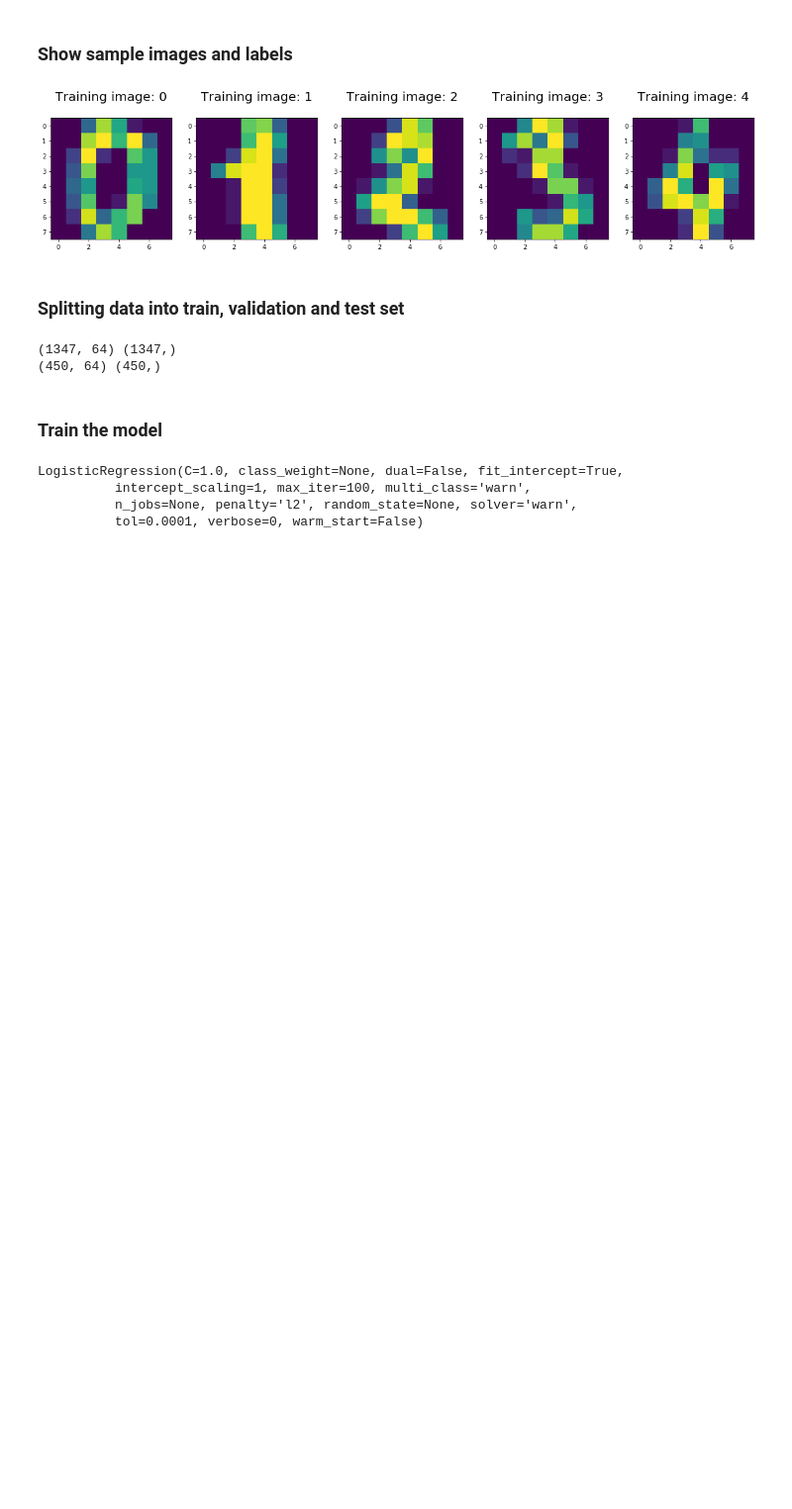
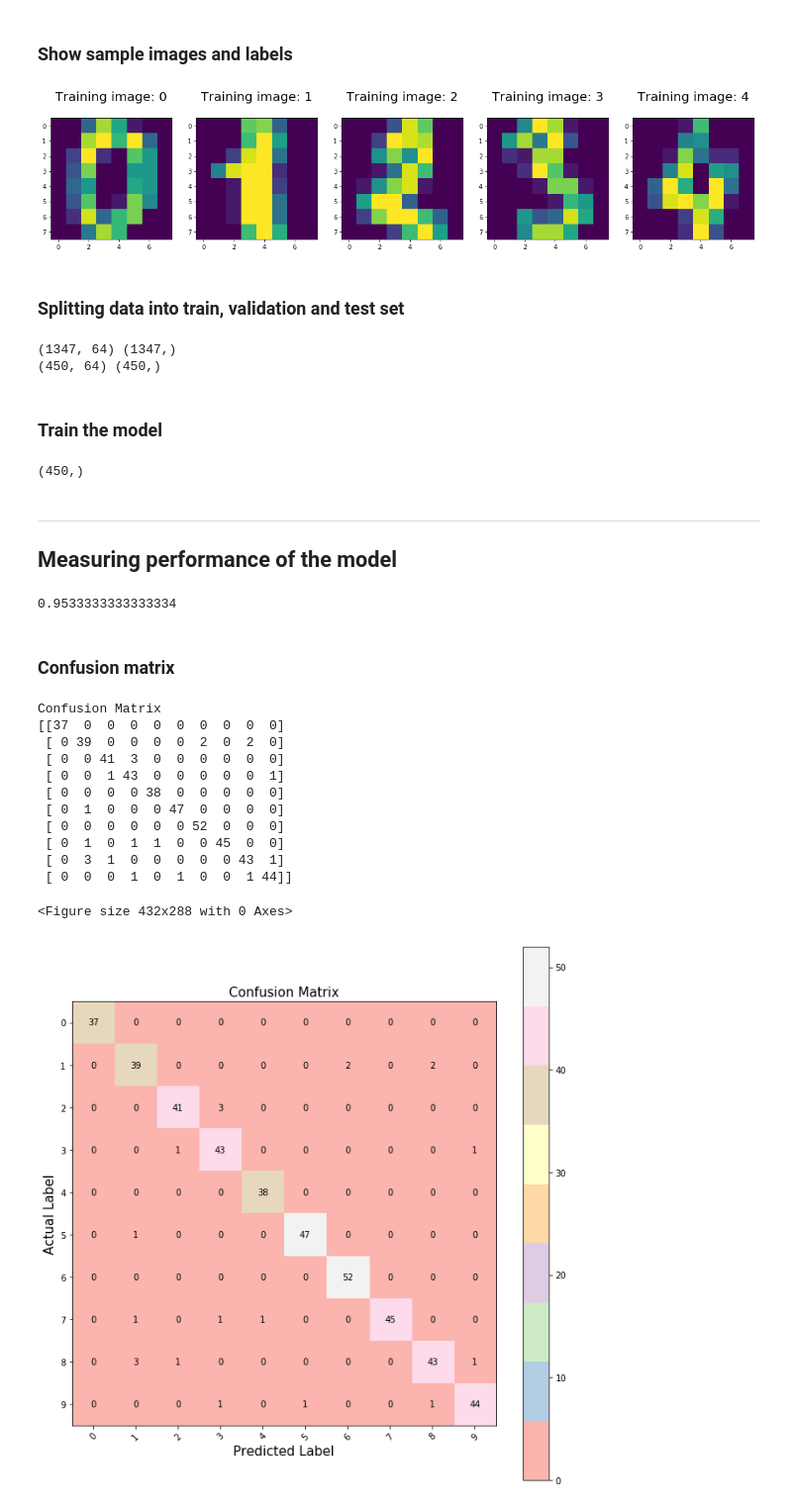
Before and after one commit to prakritibanik/machinelearning, a Jupyter notebook: LogisticRegression.ipynb, the cells around one changed output. Shown at 99% size. Saved outputs shown, nothing was run; the diff lists cells and outputs as text; code cells hidden in the pictures; blank space fills up the shorter version.

Commit message:
confusion matrix plotted for LR

```diff
--- a/LogisticRegression.ipynb
+++ b/LogisticRegression.ipynb
@@ -56,8 +56,57 @@ logisticRegr = LogisticRegression()
 logisticRegr.fit(x_train, y_train)
 # Predict
 y_pred = logisticRegr.predict(x_test)
+y_pred.shape
 # %% [output]
-LogisticRegression(C=1.0, class_weight=None, dual=False, fit_intercept=True,
-          intercept_scaling=1, max_iter=100, multi_class='warn',
-          n_jobs=None, penalty='l2', random_state=None, solver='warn',
-          tol=0.0001, verbose=0, warm_start=False)
+(450,)
+# %% [markdown]
+----
+Measuring performance of the model
+----
+# %%
+score = metrics.accuracy_score(y_test, y_pred)
+print(score)
+# %% [output]
+0.9533333333333334
+# %% [markdown]
+### Confusion matrix
+# %%
+def plot_confusion_matrix(cm, title='Confusion Matrix', cmap='Pastel1'):
+    plt.figure(figsize=(9,9))
+    plt.imshow(cm, interpolation='nearest',cmap=cmap)
+    plt.title(title, size=15)
+    plt.colorbar()
+    tick_marks = np.arange(10)
+    plt.xticks(tick_marks, ["0","1","2","3","4","5","6","7","8","9"], rotation=45, size=10)
+    plt.yticks(tick_marks, ["0","1","2","3","4","5","6","7","8","9"], size=10)
+    plt.tight_layout()
+    plt.ylabel('Actual Label', size=15)
+    plt.xlabel('Predicted Label', size=15)
+    width, height = cm.shape
+
+    for x in range(width):
+        for y in range(height):
+            plt.annotate(str(cm[x][y]), xy=(y,x),
+                         horizontalalignment='center',
+                         verticalalignment='center')
+# %%
+confusion = metrics.confusion_matrix(y_test, y_pred)
+print('Confusion Matrix')
+print(confusion)
+plt.figure()
+plot_confusion_matrix(confusion)
+plt.show()
+# %% [output]
+Confusion Matrix
+[[37  0  0  0  0  0  0  0  0  0]
+ [ 0 39  0  0  0  0  2  0  2  0]
+ [ 0  0 41  3  0  0  0  0  0  0]
+ [ 0  0  1 43  0  0  0  0  0  1]
+ [ 0  0  0  0 38  0  0  0  0  0]
+ [ 0  1  0  0  0 47  0  0  0  0]
+ [ 0  0  0  0  0  0 52  0  0  0]
+ [ 0  1  0  1  1  0  0 45  0  0]
+ [ 0  3  1  0  0  0  0  0 43  1]
+ [ 0  0  0  1  0  1  0  0  1 44]]
+<Figure size 432x288 with 0 Axes>
+[figure, added]
```
Also changed, not shown: 1 other file.
